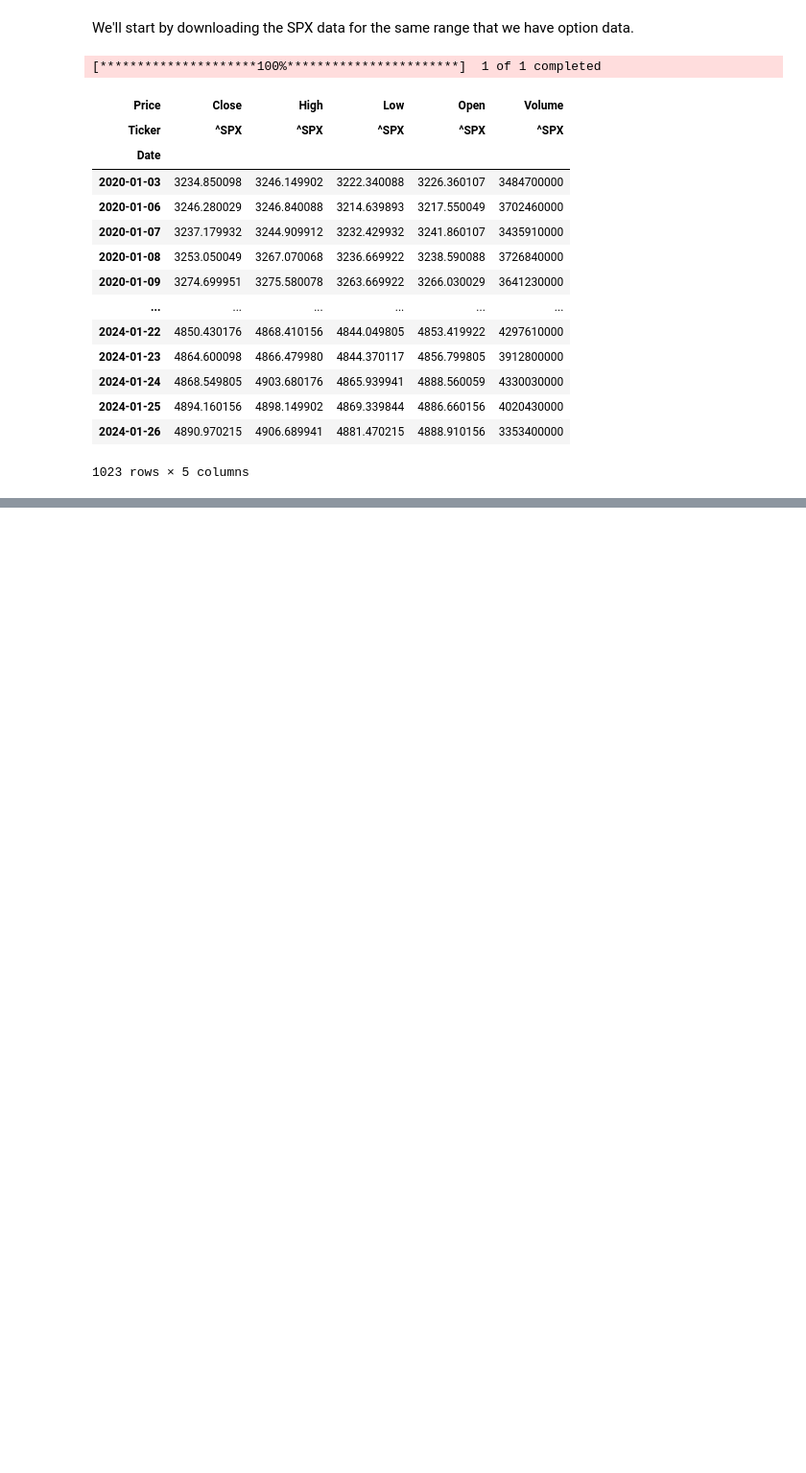
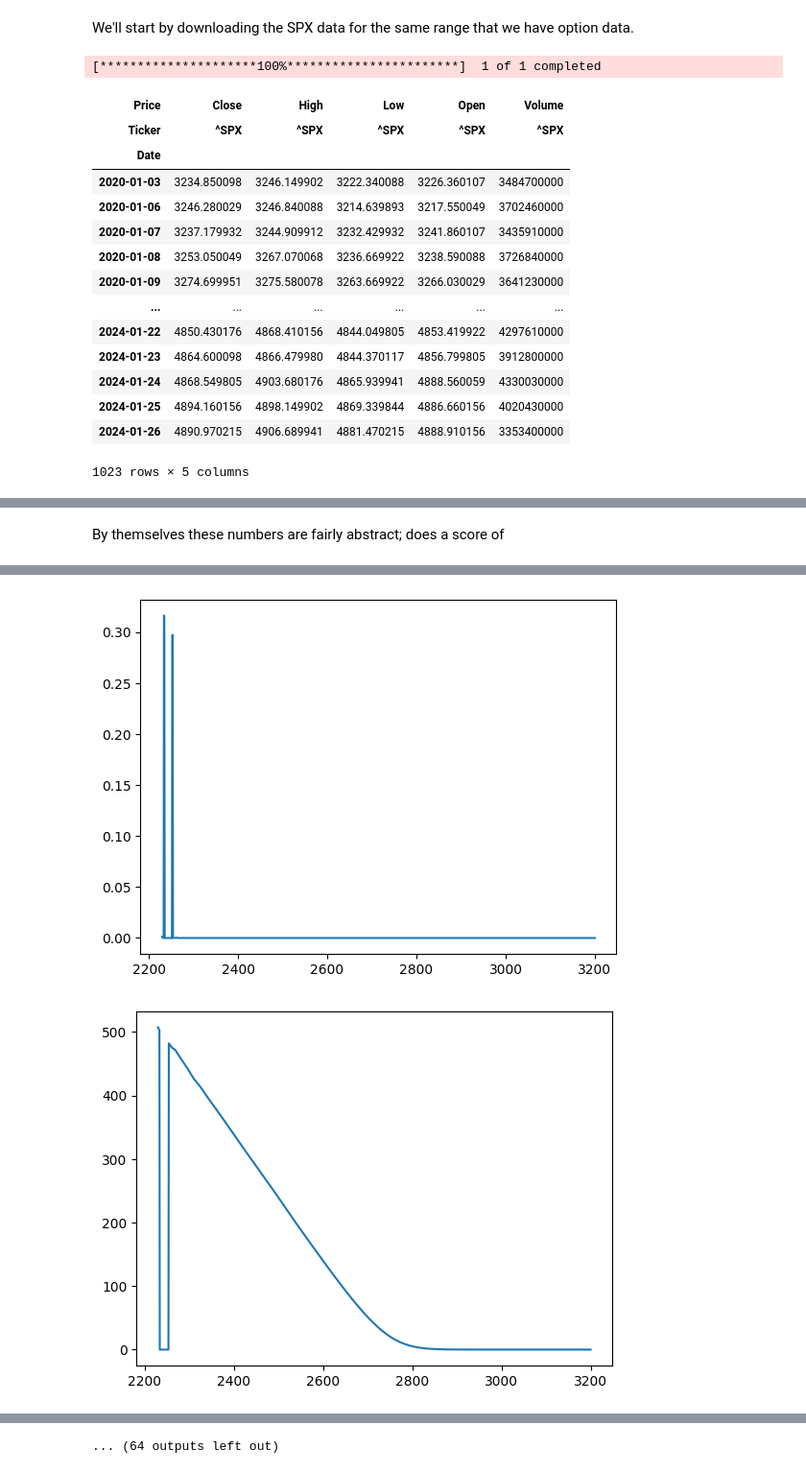
Before and after one commit to swbuchanan/implied-stock-distributions, a Jupyter notebook: project.ipynb, the cells around one changed output, grey strips where cells are left out. Shown at 96% size. Saved outputs shown, nothing was run; the diff lists cells and outputs as text; code cells hidden in the pictures; blank space fills up the shorter version.

```diff
--- a/project.ipynb
+++ b/project.ipynb
@@ -448,4 +739,0 @@ $$f(K) = e^{rt} \frac{\partial^2 C}{\partial K^2}.$$
-# %%
-SIZE_DEFAULT = 12
-
-plt.rcParams["xtick.labelsize"] = SIZE_DEFAULT
@@ -608,0 +846,15 @@ print(s / len(spx_7dte_dfs))
+# %%
+
+print("Calculating CRPS scores...")
+for df_type in [spx_1dte_dfs, spx_7dte_dfs, spx_28dte_dfs]:
+    c = 0
+    p = 0
+    for df in df_type:
+
+        call_score = evaluate_rn_option_prediction_from_df(df, 'call')
+        put_score = evaluate_rn_option_prediction_from_df(df, 'put')
+        c += call_score
+        p += put_score
+
+    print(f"Average CRPS for {int(df_type[0]['dte'].iloc[0])} DTE calls: {c / len( df_type ) :.2f}")
+    print(f"Average CRPS for {int(df_type[0]['dte'].iloc[0])} DTE puts: {p / len( df_type ) :.2f}")
@@ -608,0 +869,25 @@ print(s / len(spx_7dte_dfs))
+# %% [markdown]
+By themselves these numbers are fairly abstract; does a score of
+# %%
+from scipy.optimize import minimize_scalar
+
+print("Calculating CRPS scores in the hypothetical case that all predictions turn out to be correct...")
+for df_type in [spx_1dte_dfs, spx_7dte_dfs, spx_28dte_dfs]:
+    s = 0
+    for df in df_type:
+        expiry_date = str(pd.to_datetime(df['expire_unix'].iloc[0], unit="s").date())
+
+        strikes_fine, bs_prices_fine, f_2 = create_pdf_from_df(df, 'call')
+        max_probability_price = minimize_scalar( lambda x: -f_2(x), bounds=(strikes_fine.min(), strikes_fine.max()), method='bounded').x
+
+        score = crps(f_2, max_probability_price, strikes_fine.min(), strikes_fine.max())
+        if score > 150:
+            print(f"Maybe some bad data in {df['dte'].iloc[0]} DTE calls quoted on {df['quote_time']}")
+            plt.plot(strikes_fine, f_2(strikes_fine))
+            plt.show()
+            plt.plot(strikes_fine, bs_prices_fine)
+            plt.show()
+        s += score
+
+    print(f"Average CRPS for {int(df_type[0]['dte'].iloc[0])} DTE calls if all predictions were correct: {s / len( df_type ) :.2f}")
+# %% [output]
@@ -608,0 +907,2 @@ print(s / len(spx_7dte_dfs))
+[figure, added]
+[figure, added]
@@ -608,0 +951 @@ print(s / len(spx_7dte_dfs))
+... (64 outputs left out)
```
Also changed, not shown: parts of 24 cells of this notebook.
